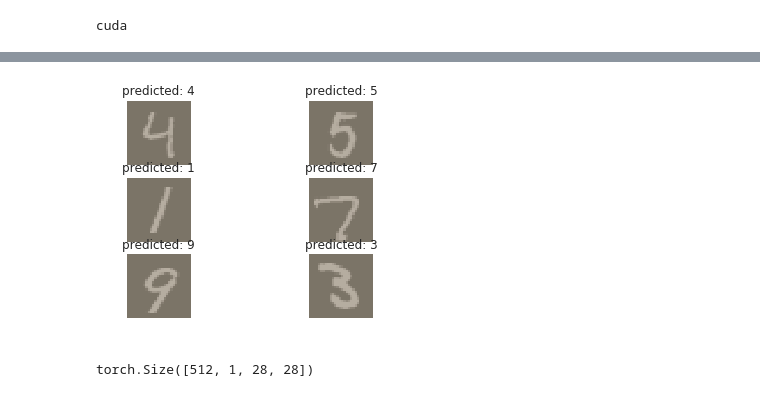
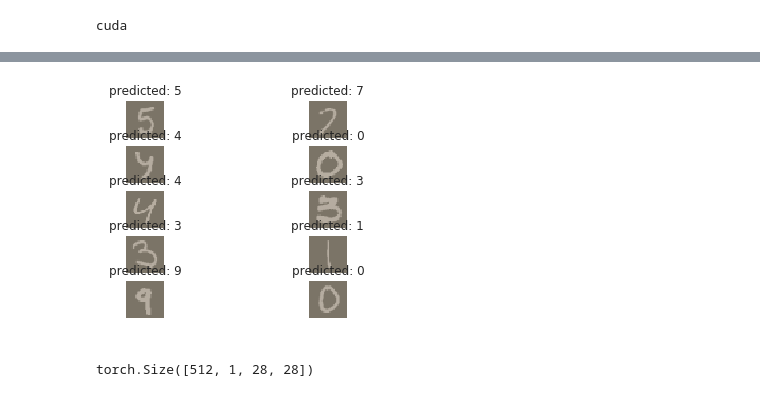
Before and after one commit to KenyonY/my-deep-learning, a Jupyter notebook: Digit_Recognizer.ipynb, the cells around one changed output, grey strips where cells are left out. Drawn from its saved outputs; the diff is of its cells as text; code cells hidden in the pictures.

```diff
--- a/Digit_Recognizer.ipynb
+++ b/Digit_Recognizer.ipynb
@@ -50,10 +89,11 @@ X_train = train.drop('label',axis=1)
 
 del train
 # %%
-X_train = X_train / 255.0
-test = test / 255.0
+X_train = X_train / 255.
+test = test / 255.
 
-print(X_train.shape,Y_train.size(0),test.shape)
+
+print(X_train.shape,Y_train.shape,test.shape)
 
 
 class_num = 10
@@ -316,24 +355,24 @@ def imshow(inp, title=None):
         plt.title(title)
 
 
-def visualize_model(model, num_images=6):
+def visualize_model(model, num_images=np.arange(0,6)):
     model.eval()
     images_so_far = 0
     fig = plt.figure()
 
     with torch.no_grad():
-        inputs=next(iter(test_loader))
+        inputs=test[num_images,:,:,:]
         inputs = inputs.to(device)
 
         outputs = model(inputs)[0]
         preds = torch.max(outputs, 1)[1].data.squeeze()
         for j in range(inputs.size()[0]):
             images_so_far += 1
-            ax = plt.subplot(num_images//2, 2, images_so_far)
+            ax = plt.subplot(len(num_images)//2, 2, images_so_far)
             ax.axis('off')
             ax.set_title('predicted: {}'.format(preds[j]))
             imshow(inputs.cpu().data[j])
 
-            if images_so_far == num_images:
+            if images_so_far == len(num_images):
 
                 return
@@ -340,7 +382,7 @@ def visualize_model(model, num_images=6):
 # %%
-visualize_model(model)
+visualize_model(model,np.arange(10,20))
 # %% [output]
-[figure, old version]
+[figure, new version]
 # %%
 def predict_model(model,inputs):
     model.eval()
```
Also changed, not shown: parts of 12 cells of this notebook.
